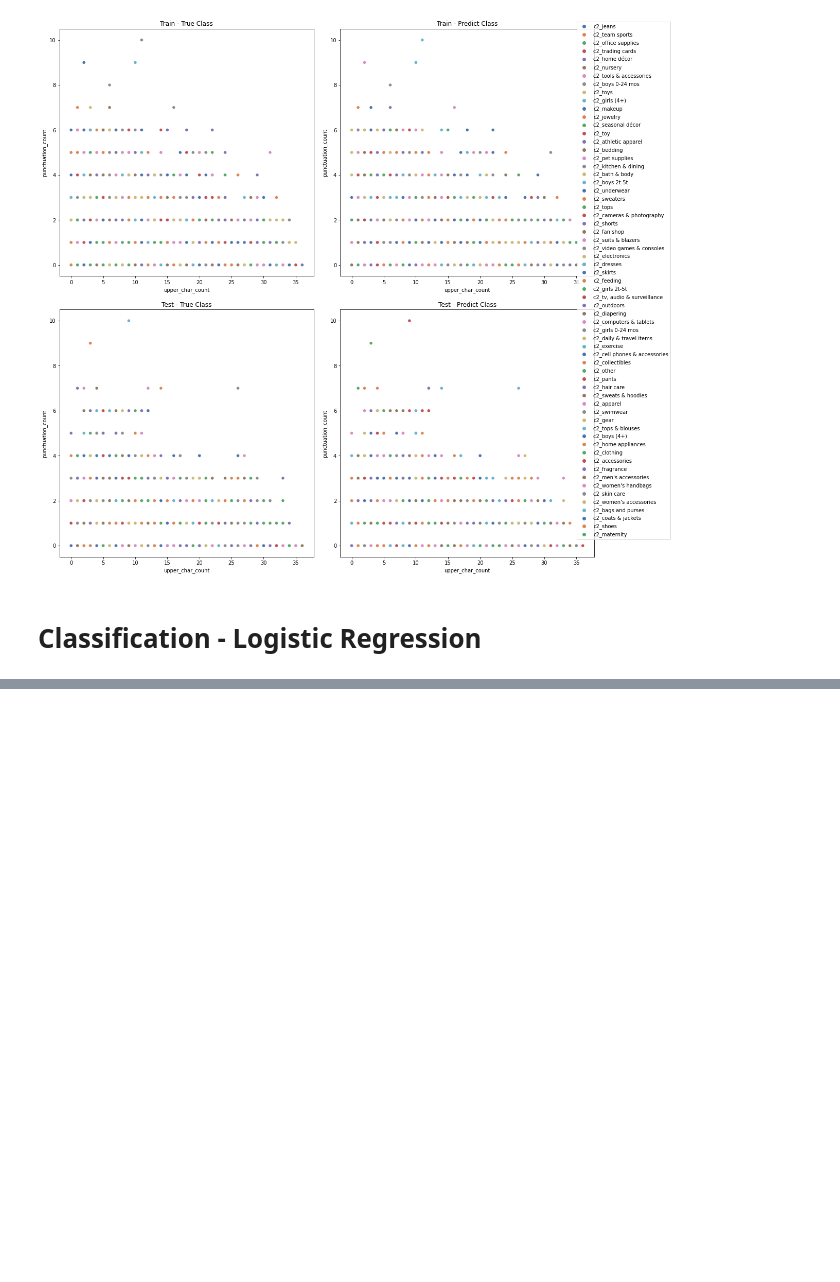
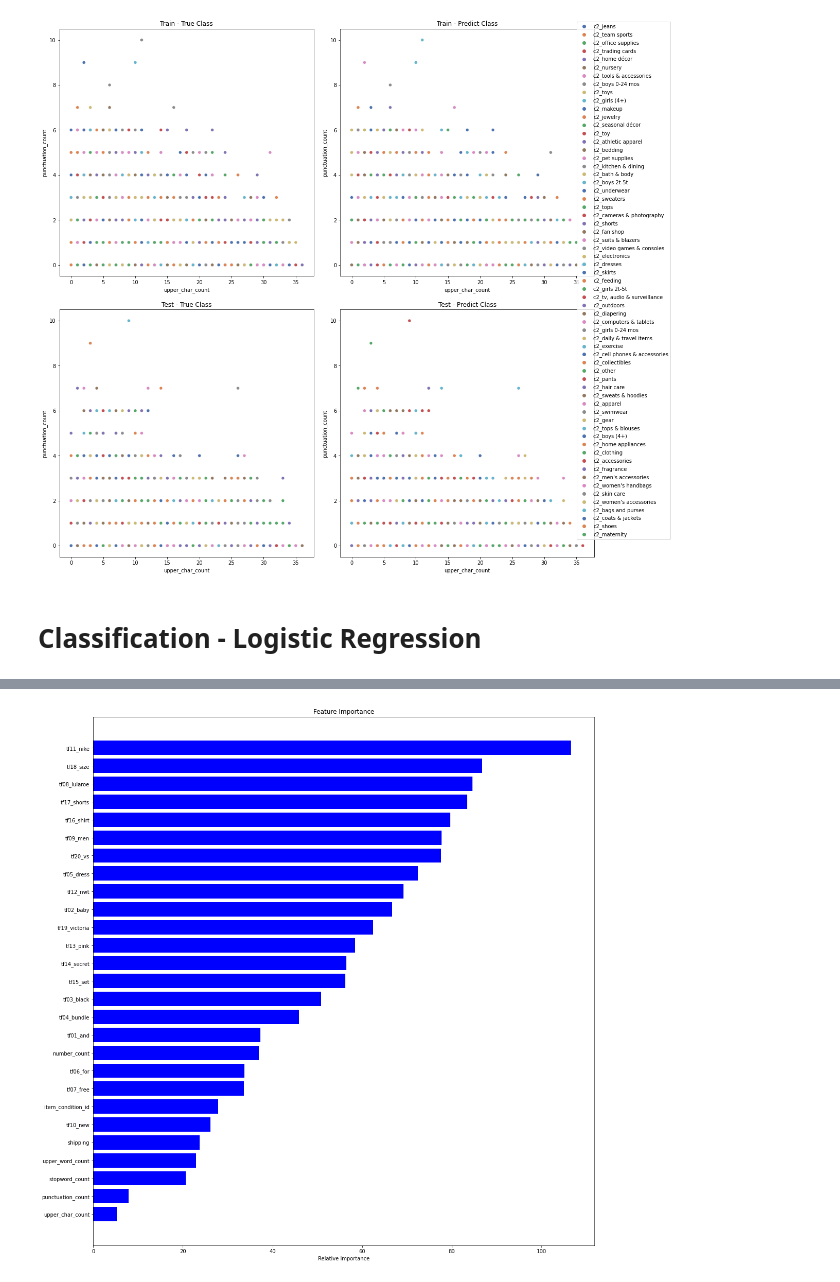
Before and after one commit to DSEI21000-S21/project-product-price-prediction, a Jupyter notebook: experiment/classification/ClassifyC2byItemName_E1.ipynb, the cells around one changed output, grey strips where cells are left out. Saved outputs shown, nothing was run; the diff lists cells and outputs as text; code cells hidden in the pictures; blank space fills up the shorter version.

```diff
--- a/experiment/classification/ClassifyC2byItemName_E1.ipynb
+++ b/experiment/classification/ClassifyC2byItemName_E1.ipynb
@@ -208,5 +233,7 @@ lr_model, y_train, y_test, y_train_pred, y_test_pred = train_classification_mode
 # %%
-feature_importances = visualize_model_feature_importances(model, x_tf_names, title = "Feature Importance")
+feature_importances = visualize_model_feature_importances(lr_model, x_tf_names, title = "Feature Importance")
+# %% [output]
+[figure, added]
 # %%
 visualize_2d_cluster_with_legend('c2', feature_importances[0][0], feature_importances[1][0],
                                  x_tf_names, encode_col, X_train, X_test,
```
Also changed, not shown: parts of 2 cells of this notebook, 1 other file.
